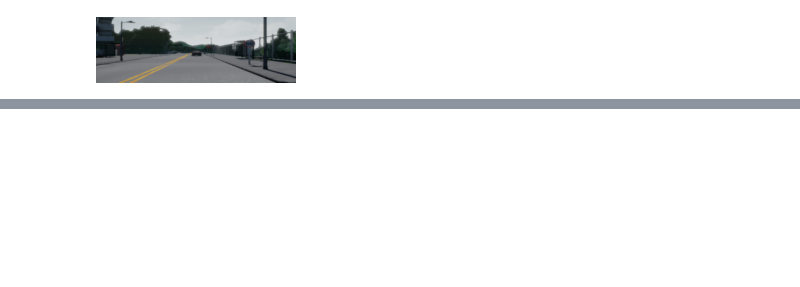
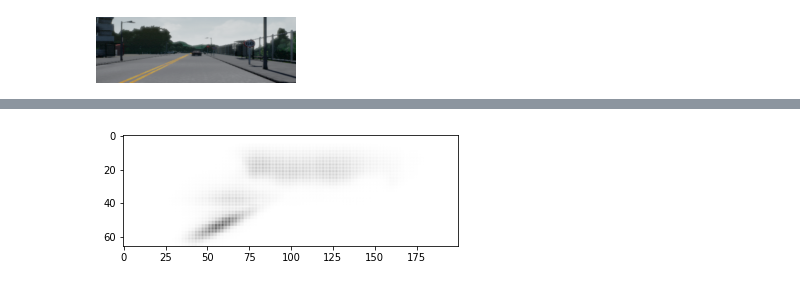
Before and after one commit to peterkim95/carla-driver, a Jupyter notebook: notebooks/internal_visualization.ipynb, the cells around one changed output, grey strips where cells are left out. Cells and saved outputs as stored; diff of their text form; code cells hidden in the pictures; blank space fills up the shorter version.

```diff
--- a/notebooks/internal_visualization.ipynb
+++ b/notebooks/internal_visualization.ipynb
@@ -81,0 +143,5 @@ for i in range(r):
+# %%
+from matplotlib.colors import Normalize
+x = plt.imshow(net.visual_mask.detach().squeeze(), norm=Normalize(vmin=0, vmax=1, clip=False), cmap='binary')
+# %% [output]
+[figure, added]
```
Also changed, not shown: parts of 22 cells of this notebook, 2 other files.
